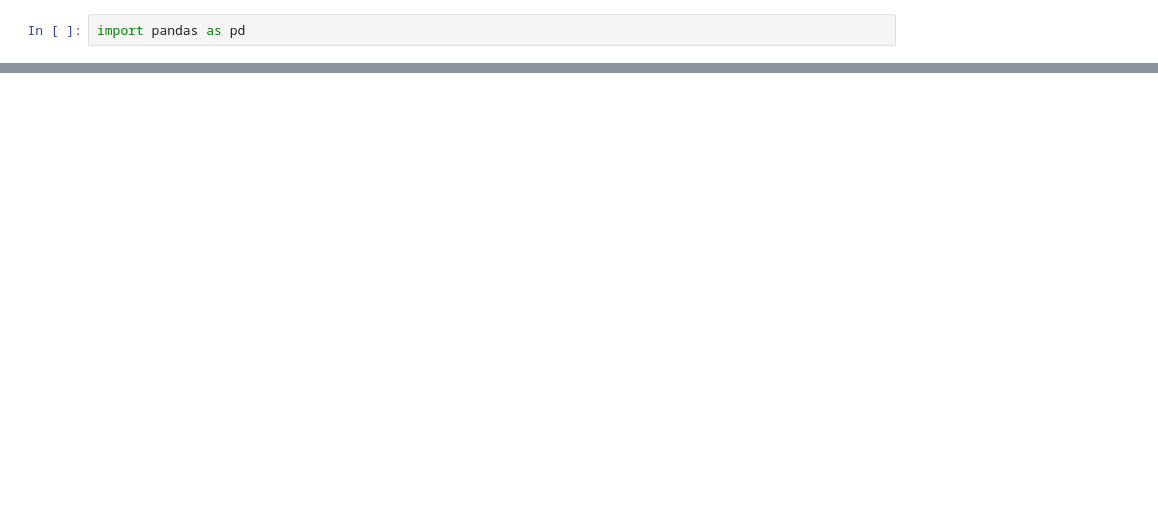
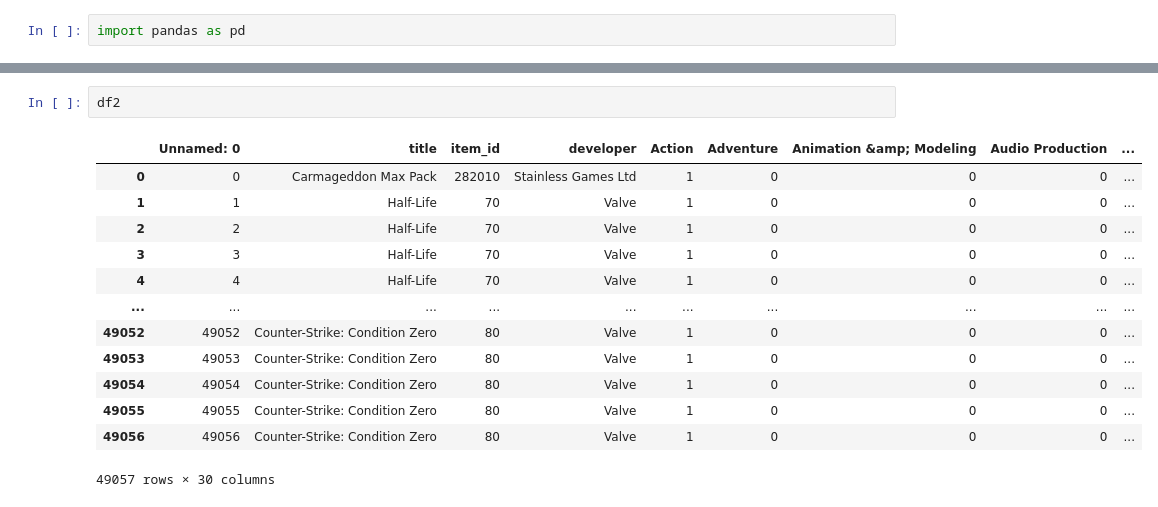
Before and after one commit to Gerardgfc/Proyecto_Integrador1, a Jupyter notebook: pruebas.ipynb, the cells around one changed output, grey strips where cells are left out. Cells and saved outputs as stored; diff of their text form; blank space fills up the shorter version.

```diff
--- a/pruebas.ipynb
+++ b/pruebas.ipynb
@@ -23,0 +22,16 @@ steam_games.head(1)
+# %%
+df2
+# %% [output]
+|  | Unnamed: 0 | title | item_id | developer | Action | Adventure | Animation &amp; Modeling | Audio Production | ... |
+| 0 | 0 | Carmageddon Max Pack | 282010 | Stainless Games Ltd | 1 | 0 | 0 | 0 | ... |
+| 1 | 1 | Half-Life | 70 | Valve | 1 | 0 | 0 | 0 | ... |
+| 2 | 2 | Half-Life | 70 | Valve | 1 | 0 | 0 | 0 | ... |
+| 3 | 3 | Half-Life | 70 | Valve | 1 | 0 | 0 | 0 | ... |
+| 4 | 4 | Half-Life | 70 | Valve | 1 | 0 | 0 | 0 | ... |
+| ... | ... | ... | ... | ... | ... | ... | ... | ... | ... |
+| 49052 | 49052 | Counter-Strike: Condition Zero | 80 | Valve | 1 | 0 | 0 | 0 | ... |
+| 49053 | 49053 | Counter-Strike: Condition Zero | 80 | Valve | 1 | 0 | 0 | 0 | ... |
+| 49054 | 49054 | Counter-Strike: Condition Zero | 80 | Valve | 1 | 0 | 0 | 0 | ... |
+| 49055 | 49055 | Counter-Strike: Condition Zero | 80 | Valve | 1 | 0 | 0 | 0 | ... |
+| 49056 | 49056 | Counter-Strike: Condition Zero | 80 | Valve | 1 | 0 | 0 | 0 | ... |
+49057 rows × 30 columns
```
Also changed, not shown: parts of 18 cells of this notebook, 3 other files.
